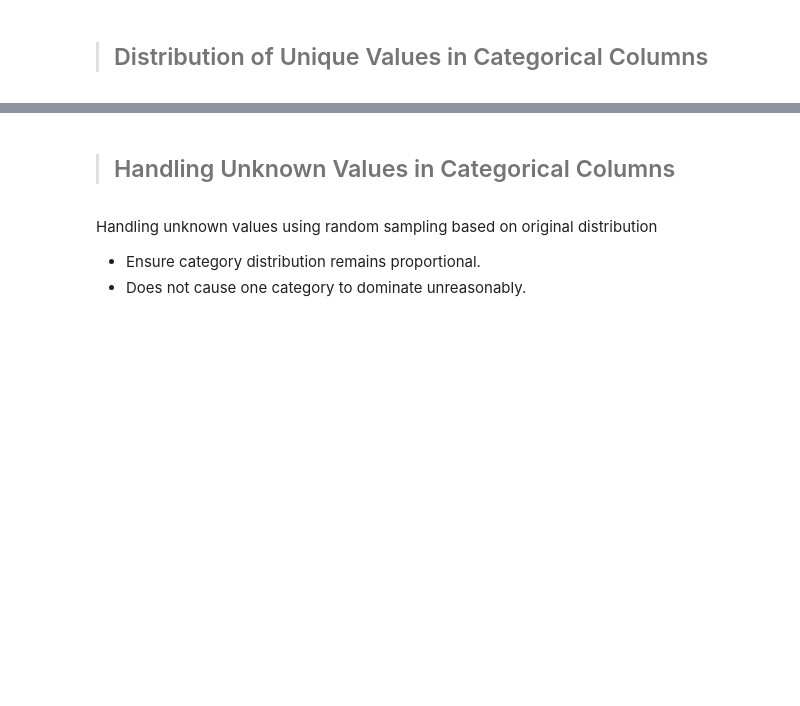
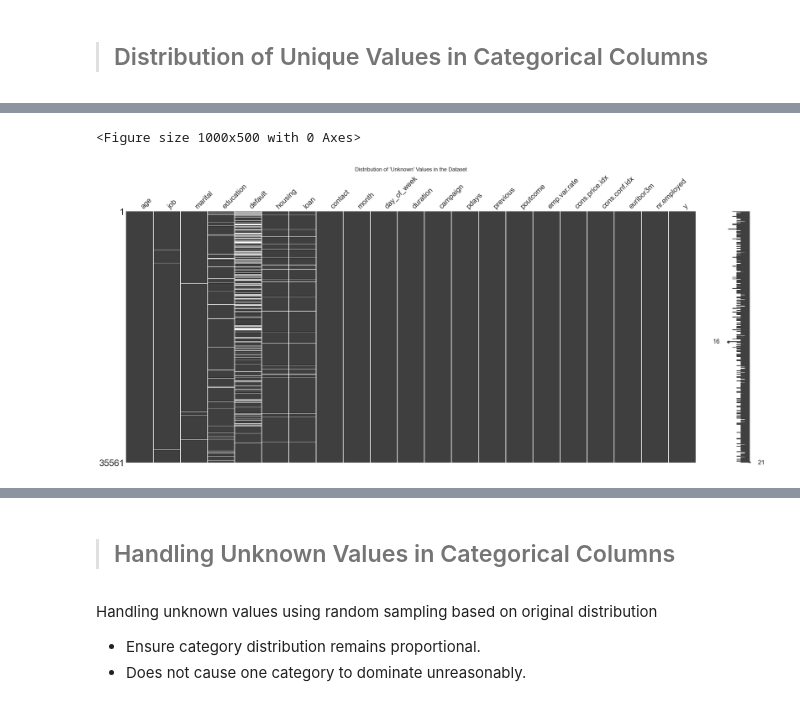
Before and after one commit to team-theta-dtids/final-project, a Jupyter notebook: main_new.ipynb, the cells around one changed output, grey strips where cells are left out. Drawn from its saved outputs; the diff is of its cells as text; code cells hidden in the pictures; blank space fills up the shorter version.

```diff
--- a/main_new.ipynb
+++ b/main_new.ipynb
@@ -355,0 +351,10 @@ Passing `palette` without assigning `hue` is deprecated and will be removed in v
+# %%
+df_temp = df.replace('unknown', pd.NA)
+
+plt.figure(figsize=(10, 5))
+msno.matrix(df_temp)
+plt.title("Distribution of 'Unknown' Values in the Dataset")
+plt.show()
+# %% [output]
+<Figure size 1000x500 with 0 Axes>
+[figure, added]
```
Also changed, not shown: parts of 44 cells of this notebook.
